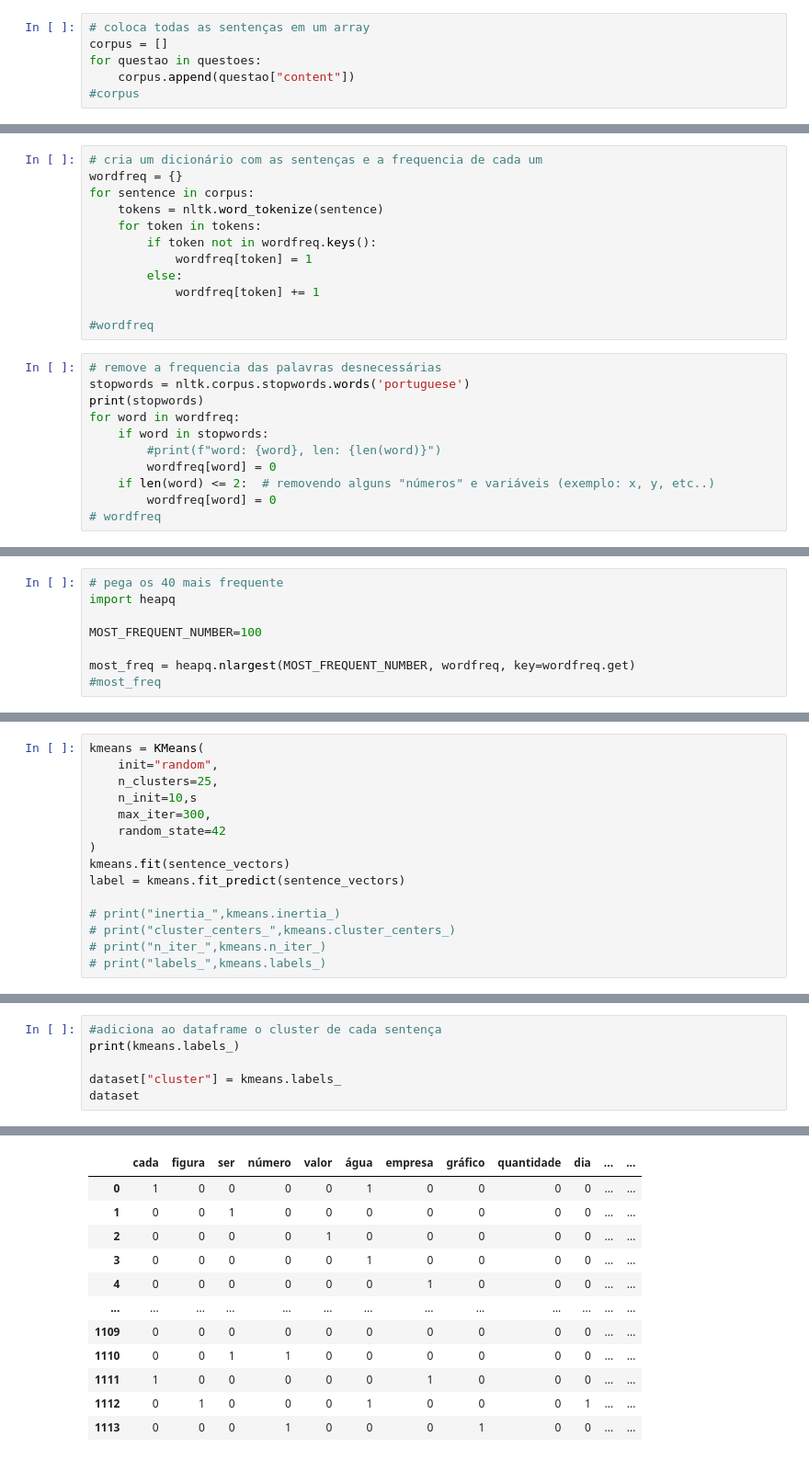
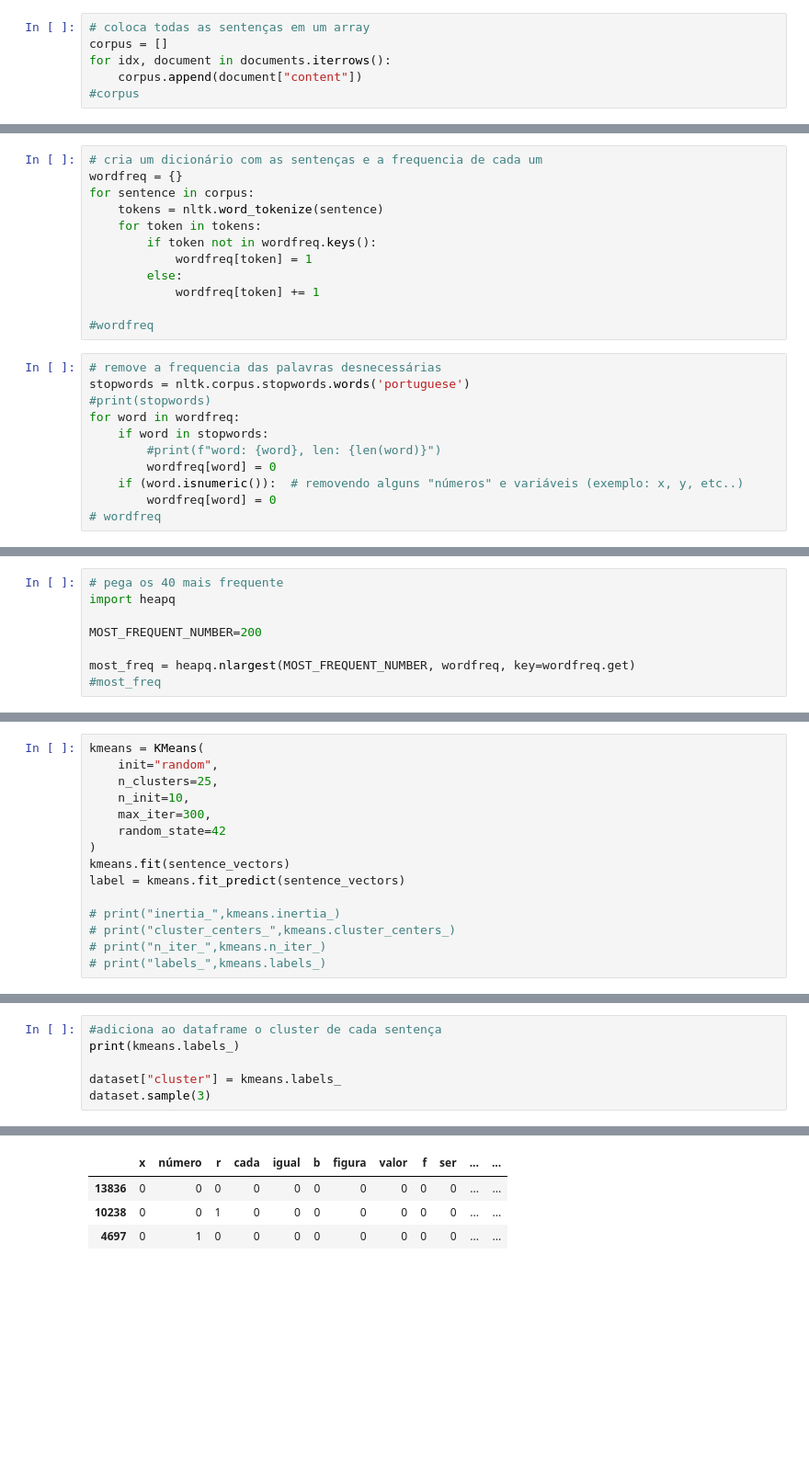
Before and after one commit to msfreit/awari, a Jupyter notebook: 2 - Mentoria/question_subject_classification_v1.1.ipynb, the cells around one changed output, grey strips where cells are left out. Shown: that part at 92% size. Saved outputs shown, nothing was run; the diff lists cells and outputs as text; blank space fills up the shorter version.

```diff
--- a/2 - Mentoria/question_subject_classification_v1.1.ipynb
+++ b/2 - Mentoria/question_subject_classification_v1.1.ipynb
@@ -68,8 +66,8 @@ finally:
 # %%
 # coloca todas as sentenças em um array
 corpus = []
-for questao in questoes:
-    corpus.append(questao["content"])
+for idx, document in documents.iterrows():
+    corpus.append(document["content"])
 #corpus
 # %%
 # transforma tudo em lower case e remove os "desnecessário"
@@ -104,11 +102,11 @@ for sentence in corpus:
 # %%
 # remove a frequencia das palavras desnecessárias
 stopwords = nltk.corpus.stopwords.words('portuguese')
-print(stopwords)
+#print(stopwords)
 for word in wordfreq:
     if word in stopwords:
         #print(f"word: {word}, len: {len(word)}")
         wordfreq[word] = 0
-    if len(word) <= 2:  # removendo alguns "números" e variáveis (exemplo: x, y, etc..)
+    if (word.isnumeric()):  # removendo alguns "números" e variáveis (exemplo: x, y, etc..)
         wordfreq[word] = 0
 # wordfreq
@@ -118,7 +114,7 @@ for word in wordfreq:
 # pega os 40 mais frequente
 import heapq
 
-MOST_FREQUENT_NUMBER=100
+MOST_FREQUENT_NUMBER=200
 
 most_freq = heapq.nlargest(MOST_FREQUENT_NUMBER, wordfreq, key=wordfreq.get)
 #most_freq
@@ -188,7 +200,7 @@ from sklearn.preprocessing import StandardScaler
 kmeans = KMeans(
     init="random",
     n_clusters=25,
-    n_init=10,s
+    n_init=10,
     max_iter=300,
     random_state=42
 )
@@ -245,5 +257,5 @@ plt.show()
 print(kmeans.labels_)
 
 dataset["cluster"] = kmeans.labels_
-dataset
+dataset.sample(3)
 # %% [output]
@@ -251,12 +263,4 @@ dataset
-|  | cada | figura | ser | número | valor | água | empresa | gráfico | quantidade | dia | ... | ... |
-| 0 | 1 | 0 | 0 | 0 | 0 | 1 | 0 | 0 | 0 | 0 | ... | ... |
-| 1 | 0 | 0 | 1 | 0 | 0 | 0 | 0 | 0 | 0 | 0 | ... | ... |
-| 2 | 0 | 0 | 0 | 0 | 1 | 0 | 0 | 0 | 0 | 0 | ... | ... |
-| 3 | 0 | 0 | 0 | 0 | 0 | 1 | 0 | 0 | 0 | 0 | ... | ... |
-| 4 | 0 | 0 | 0 | 0 | 0 | 0 | 1 | 0 | 0 | 0 | ... | ... |
-| ... | ... | ... | ... | ... | ... | ... | ... | ... | ... | ... | ... | ... |
-| 1109 | 0 | 0 | 0 | 0 | 0 | 0 | 0 | 0 | 0 | 0 | ... | ... |
-| 1110 | 0 | 0 | 1 | 1 | 0 | 0 | 0 | 0 | 0 | 0 | ... | ... |
-| 1111 | 1 | 0 | 0 | 0 | 0 | 0 | 1 | 0 | 0 | 0 | ... | ... |
-| 1112 | 0 | 1 | 0 | 0 | 0 | 1 | 0 | 0 | 0 | 1 | ... | ... |
-| 1113 | 0 | 0 | 0 | 1 | 0 | 0 | 0 | 1 | 0 | 0 | ... | ... |
+|  | x | número | r | cada | igual | b | figura | valor | f | ser | ... | ... |
+| 13836 | 0 | 0 | 0 | 0 | 0 | 0 | 0 | 0 | 0 | 0 | ... | ... |
+| 10238 | 0 | 0 | 1 | 0 | 0 | 0 | 0 | 0 | 0 | 0 | ... | ... |
+| 4697 | 0 | 1 | 0 | 0 | 0 | 0 | 0 | 0 | 0 | 0 | ... | ... |
```
Also changed, not shown: parts of 31 cells of this notebook, 4 other files.
